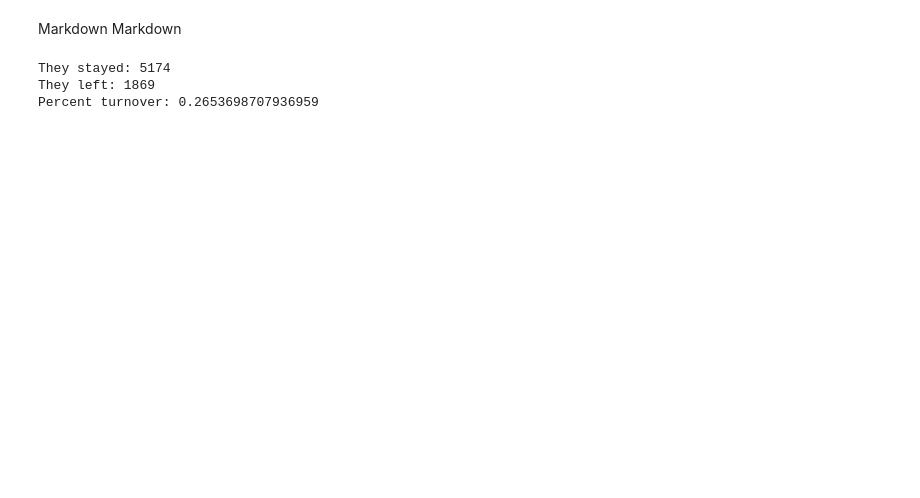
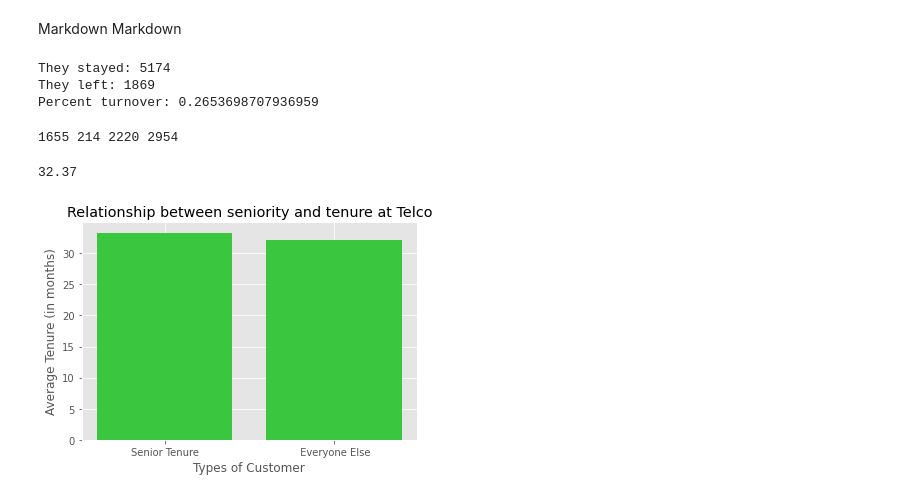
Before and after one commit to AchyDaMan/FinalProject_TelcoChurn, a Jupyter notebook: FinalProject_TelcoChurn.ipynb, the cells around one changed output. Cells and saved outputs as stored; diff of their text form; code cells hidden in the pictures; blank space fills up the shorter version.

```diff
--- a/FinalProject_TelcoChurn.ipynb
+++ b/FinalProject_TelcoChurn.ipynb
@@ -28,3 +30,74 @@ print('Percent turnover:', yes/(no+yes))
 They stayed: 5174
 They left: 1869
 Percent turnover: 0.2653698707936959
+# %%
+#We will calculate how churn relates to contract type (month --> month, yearly)
+
+monthlyChurn = 0
+yearlyChurn = 0
+monthlyKeep = 0
+yearlyKeep = 0
+rows = []
+for i in df['Contract'].iteritems():
+  if 'Month' in i[1]:
+    #print(0)
+    rows.append(0)
+  elif 'year' in i[1]:
+    #print(1)
+    rows.append(1)
+iter = 0
+for i in df['Churn'].iteritems():
+  #print(i[1])
+  if 'Yes' in i[1]:
+    if rows[iter] == 0:
+      monthlyChurn += 1
+    elif rows[iter] == 1:
+      yearlyChurn += 1
+  elif 'No' in i[1]:
+    if rows[iter] == 0:
+      monthlyKeep += 1
+    elif rows[iter] == 1:
+      yearlyKeep += 1
+  iter += 1
+
+print(monthlyChurn, yearlyChurn, monthlyKeep, yearlyKeep)
+# %% [output]
+1655 214 2220 2954
+# %%
+#We will calculate the relation between seniority and tenure (in months)
+
+#print(df['SeniorCitizen'])
+seniorList = list(df['SeniorCitizen'])
+iter = 0
+tenureList = list(df['tenure'])
+avgTenure = mean(tenureList)
+print(round(avgTenure,2))
+
+seniorTenure = []
+notThat = []
+iter = 0
+for i in seniorList:
+  if(i == 0):
+    notThat.append(tenureList[iter])
+  elif(i == 1):
+    seniorTenure.append(tenureList[iter])
+  iter += 1
+
+notMean = mean(notThat)
+seniorMean = mean(seniorTenure)
+# %% [output]
+32.37
+# %%
+#Plot the senior/tenure relationship
+plt.style.use('ggplot')
+x = ['Senior Tenure' ,' Everyone Else']
+y = [seniorMean, notMean]
+x_pos = np.arange(len(x))
+plt.bar(x_pos, y, color='#3ac63f')
+plt.xlabel("Types of Customer")
+plt.ylabel("Average Tenure (in months)")
+plt.title("Relationship between seniority and tenure at Telco")
+plt.xticks(x_pos, x)
+plt.show()
+# %% [output]
+[figure, added]
```
Also changed, not shown: parts of 3 cells of this notebook.
